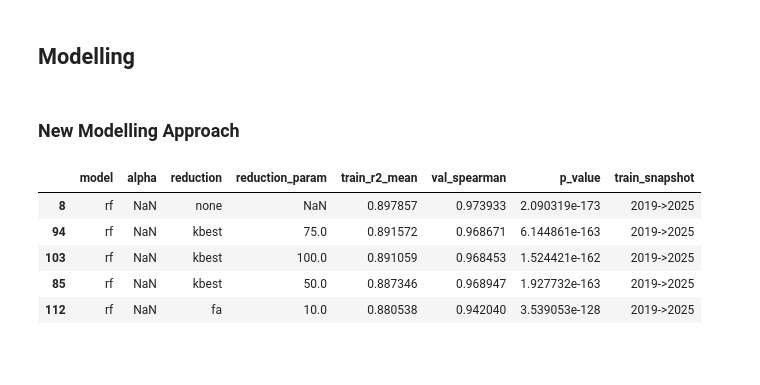
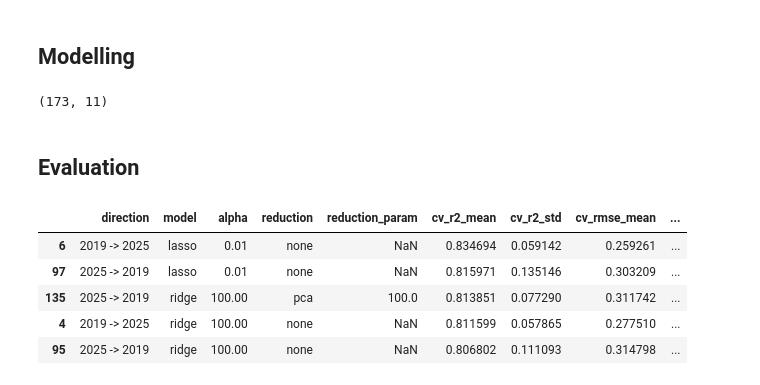
Before and after one commit to DanielSeanBrown/deprivation-experiments, a Jupyter notebook: 2019 to 2025 exo/new_snapshots_test.ipynb, the cells around one changed output. Saved outputs shown, nothing was run; the diff lists cells and outputs as text; code cells hidden in the pictures; blank space fills up the shorter version.

Commit message:
new snapshots notebook almost finished

```diff
--- a/2019 to 2025 exo/new_snapshots_test.ipynb
+++ b/2019 to 2025 exo/new_snapshots_test.ipynb
@@ -153,8 +155,8 @@ if not consistent_shape:
 # %% [output]
 Datasets have consistent shapes: False
 # %%
-data_2019.set_index("lsoa_code", inplace=True)
-data_2025.set_index("lsoa_code", inplace=True)
+data_2019 = data_2019.sort_values(by="lsoa_code").set_index("lsoa_code")
+data_2025 = data_2025.sort_values(by="lsoa_code").set_index("lsoa_code")
 
 X_2019 = data_2019.drop(columns=['imd_score'])
 y_2019 = data_2019['imd_score']
@@ -451,5 +352,23 @@ On seeing loadings being dominated in the first two factors and variance drop on
 # %% [markdown]
 ## Modelling
-# %% [markdown]
-### New Modelling Approach
+# %%
+alphas = [0.01, 0.1, 1, 10, 100, 1000]
+pca_components = [10, 20, 50, 75, 100]
+fa_components = [10, 20, 50, 75, 100]
+
+reducers = {
+    'none': [None],
+    'pca': pca_components,
+    'fa': fa_components
+}
+
+models = {
+    'ridge': lambda a: Ridge(alpha=a, random_state=42),
+    'lasso': lambda a: Lasso(alpha=a, random_state=42, max_iter=10000),
+}
+
+dataset_pairs = [
+    ('2019 -> 2025', X_2019, y_log_2019, X_2025, y_log_2025),
+    ('2025 -> 2019', X_2025, y_log_2025, X_2019, y_log_2019),
+]
 # %%
@@ -568,14 +447,20 @@ for reducer_name, params in reducers.items():
 
 results_df = pd.DataFrame(results)
+# %%
+results_df.shape
+# %% [output]
+(173, 11)
+# %% [markdown]
+## Evaluation
 # %%
-results_df.sort_values(by="train_r2_mean", ascending=False).head(5)
+results_df.sort_values(by="cv_r2_mean", ascending=False).head(5)
 # %% [output]
-|  | model | alpha | reduction | reduction_param | train_r2_mean | val_spearman | p_value | train_snapshot |
-| 8 | rf | NaN | none | NaN | 0.897857 | 0.973933 | 2.090319e-173 | 2019->2025 |
-| 94 | rf | NaN | kbest | 75.0 | 0.891572 | 0.968671 | 6.144861e-163 | 2019->2025 |
-| 103 | rf | NaN | kbest | 100.0 | 0.891059 | 0.968453 | 1.524421e-162 | 2019->2025 |
-| 85 | rf | NaN | kbest | 50.0 | 0.887346 | 0.968947 | 1.927732e-163 | 2019->2025 |
-| 112 | rf | NaN | fa | 10.0 | 0.880538 | 0.942040 | 3.539053e-128 | 2019->2025 |
+|  | direction | model | alpha | reduction | reduction_param | cv_r2_mean | cv_r2_std | cv_rmse_mean | ... |
+| 6 | 2019 -> 2025 | lasso | 0.01 | none | NaN | 0.834694 | 0.059142 | 0.259261 | ... |
+| 97 | 2025 -> 2019 | lasso | 0.01 | none | NaN | 0.815971 | 0.135146 | 0.303209 | ... |
+| 135 | 2025 -> 2019 | ridge | 100.00 | pca | 100.0 | 0.813851 | 0.077290 | 0.311742 | ... |
+| 4 | 2019 -> 2025 | ridge | 100.00 | none | NaN | 0.811599 | 0.057865 | 0.277510 | ... |
+| 95 | 2025 -> 2019 | ridge | 100.00 | none | NaN | 0.806802 | 0.111093 | 0.314798 | ... |
 # %%
 results_df.sort_values(by="val_spearman", ascending=False).head(5)
 # %% [output]
```
Also changed, not shown: parts of 54 cells of this notebook, 1 other file.
